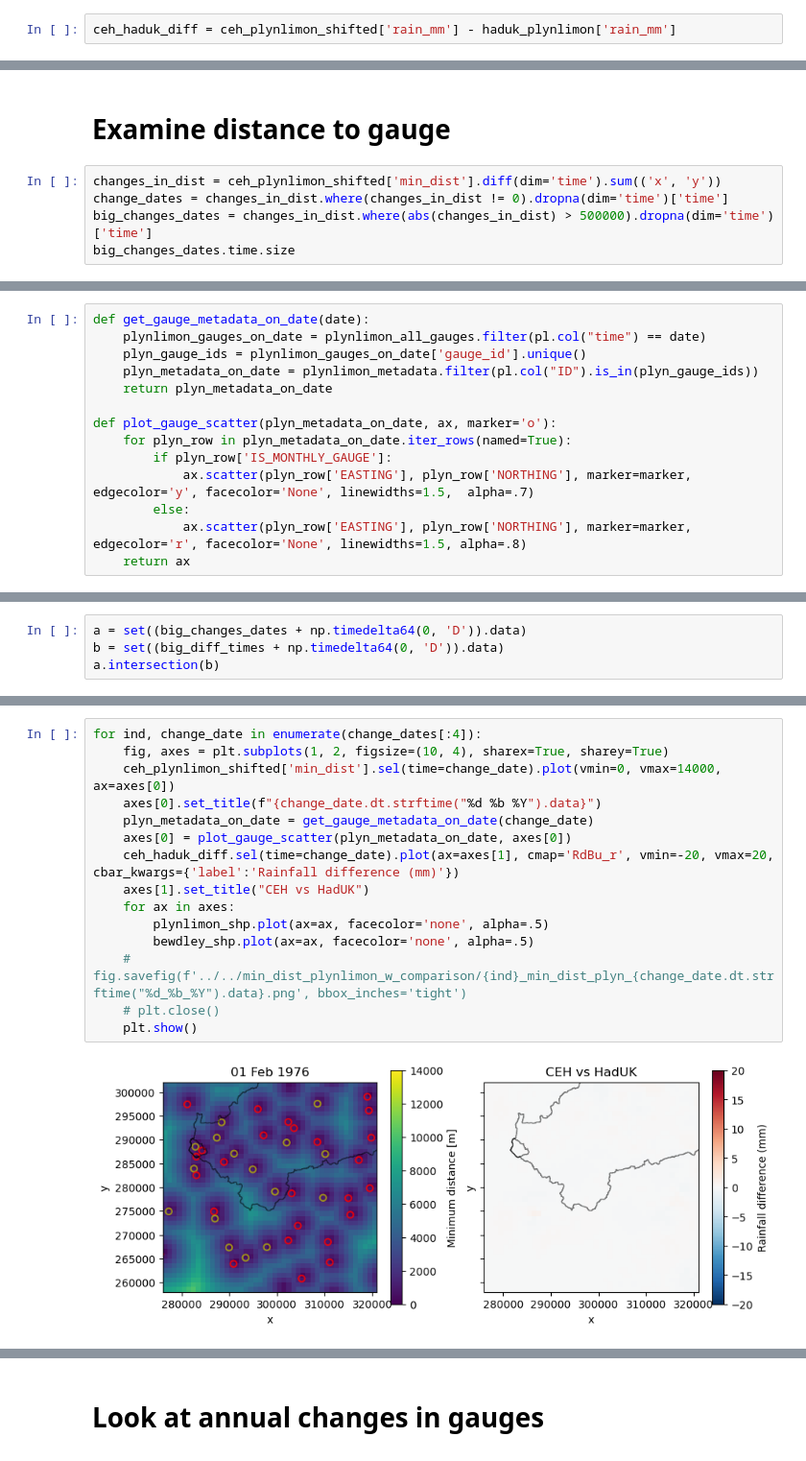
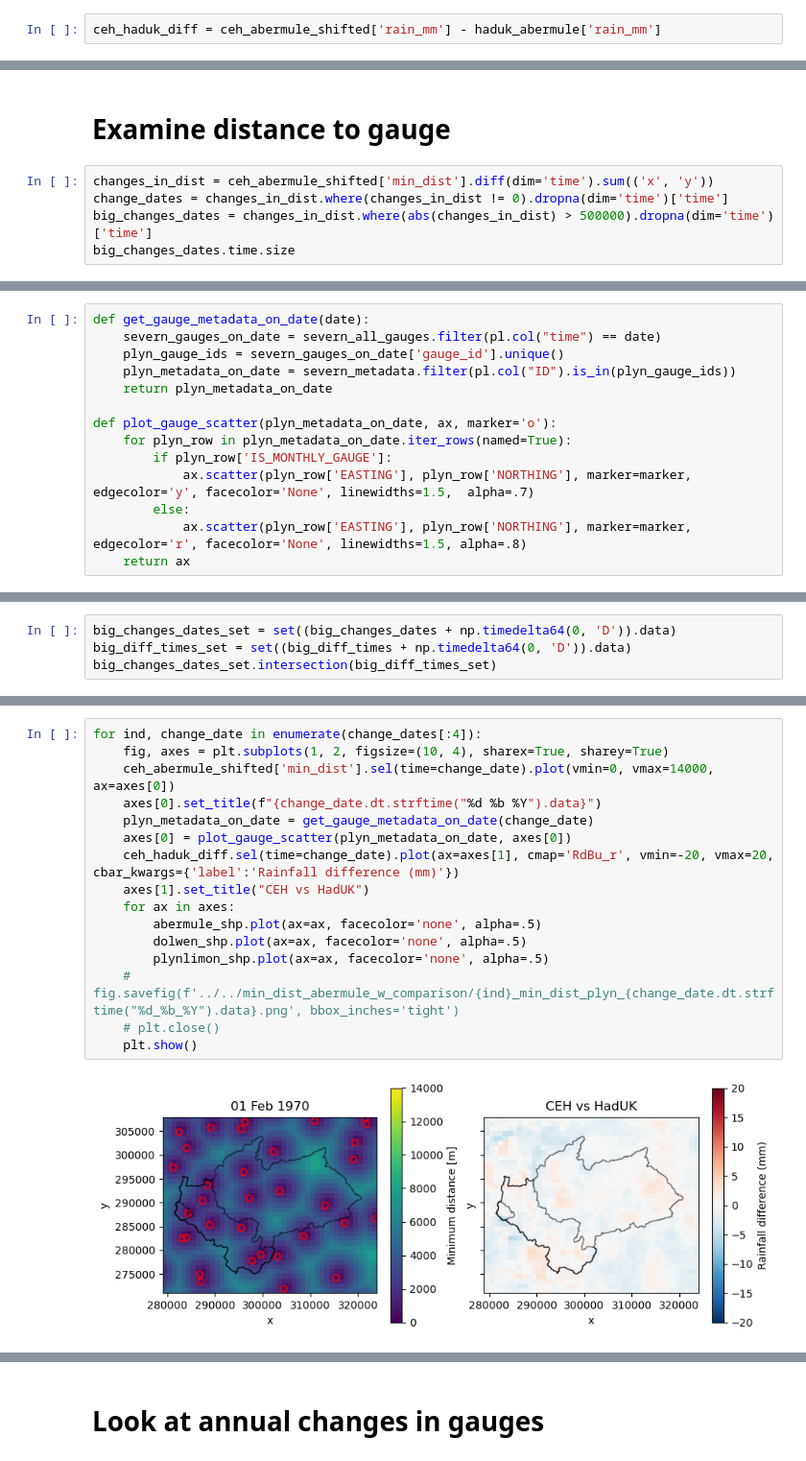
Before and after one commit to Thomasjkeel/FDRI-comparing-rainfall-data-in-upper-severn, a Jupyter notebook: notebooks/compare_gauge_dist_and_height.ipynb, the cells around one changed output, grey strips where cells are left out. Shown at 96% size. Cells and saved outputs as stored; diff of their text form.

```diff
--- a/notebooks/compare_gauge_dist_and_height.ipynb
+++ b/notebooks/compare_gauge_dist_and_height.ipynb
@@ -95,5 +108,5 @@ array('1976-01-01T00:00:00.000000000', dtype='datetime64[ns]')
 # %%
-ceh_haduk_diff = ceh_plynlimon_shifted['rain_mm'] - haduk_plynlimon['rain_mm']
+ceh_haduk_diff = ceh_abermule_shifted['rain_mm'] - haduk_abermule['rain_mm']
 # %%
 ceh_haduk_diff.load()
 # %% [output]
@@ -130,7 +143,7 @@ ceh_haduk_diff.min(), ceh_haduk_diff.max()
 # %% [markdown]
 # Examine distance to gauge
 # %%
-changes_in_dist = ceh_plynlimon_shifted['min_dist'].diff(dim='time').sum(('x', 'y'))
+changes_in_dist = ceh_abermule_shifted['min_dist'].diff(dim='time').sum(('x', 'y'))
 change_dates = changes_in_dist.where(changes_in_dist != 0).dropna(dim='time')['time']
 big_changes_dates = changes_in_dist.where(abs(changes_in_dist) > 500000).dropna(dim='time')['time']
 big_changes_dates.time.size
@@ -139,8 +152,8 @@ big_changes_dates.time.size
 # %%
 def get_gauge_metadata_on_date(date):
-    plynlimon_gauges_on_date = plynlimon_all_gauges.filter(pl.col("time") == date)
-    plyn_gauge_ids = plynlimon_gauges_on_date['gauge_id'].unique()
-    plyn_metadata_on_date = plynlimon_metadata.filter(pl.col("ID").is_in(plyn_gauge_ids))
+    severn_gauges_on_date = severn_all_gauges.filter(pl.col("time") == date)
+    plyn_gauge_ids = severn_gauges_on_date['gauge_id'].unique()
+    plyn_metadata_on_date = severn_metadata.filter(pl.col("ID").is_in(plyn_gauge_ids))
     return plyn_metadata_on_date
 
 def plot_gauge_scatter(plyn_metadata_on_date, ax, marker='o'):
@@ -159,5 +172,5 @@ len(big_diff_times)
 # %%
-a = set((big_changes_dates + np.timedelta64(0, 'D')).data)
-b = set((big_diff_times + np.timedelta64(0, 'D')).data)
-a.intersection(b)
+big_changes_dates_set = set((big_changes_dates + np.timedelta64(0, 'D')).data)
+big_diff_times_set = set((big_diff_times + np.timedelta64(0, 'D')).data)
+big_changes_dates_set.intersection(big_diff_times_set)
 # %% [output]
@@ -166,17 +178,18 @@ a.intersection(b)
 # %%
 for ind, change_date in enumerate(change_dates[:4]):
     fig, axes = plt.subplots(1, 2, figsize=(10, 4), sharex=True, sharey=True)
-    ceh_plynlimon_shifted['min_dist'].sel(time=change_date).plot(vmin=0, vmax=14000, ax=axes[0])
+    ceh_abermule_shifted['min_dist'].sel(time=change_date).plot(vmin=0, vmax=14000, ax=axes[0])
     axes[0].set_title(f"{change_date.dt.strftime("%d %b %Y").data}")
     plyn_metadata_on_date = get_gauge_metadata_on_date(change_date)
     axes[0] = plot_gauge_scatter(plyn_metadata_on_date, axes[0])
     ceh_haduk_diff.sel(time=change_date).plot(ax=axes[1], cmap='RdBu_r', vmin=-20, vmax=20, cbar_kwargs={'label':'Rainfall difference (mm)'})
     axes[1].set_title("CEH vs HadUK")
     for ax in axes:
+        abermule_shp.plot(ax=ax, facecolor='none', alpha=.5)
+        dolwen_shp.plot(ax=ax, facecolor='none', alpha=.5)
         plynlimon_shp.plot(ax=ax, facecolor='none', alpha=.5)
-        bewdley_shp.plot(ax=ax, facecolor='none', alpha=.5)
-    # fig.savefig(f'../../min_dist_plynlimon_w_comparison/{ind}_min_dist_plyn_{change_date.dt.strftime("%d_%b_%Y").data}.png', bbox_inches='tight')
+    # fig.savefig(f'../../min_dist_abermule_w_comparison/{ind}_min_dist_plyn_{change_date.dt.strftime("%d_%b_%Y").data}.png', bbox_inches='tight')
     # plt.close()
     plt.show()
 # %% [output]
-[figure, old version]
+[figure, new version]
```
Also changed, not shown: parts of 40 cells of this notebook, 10 other files.
